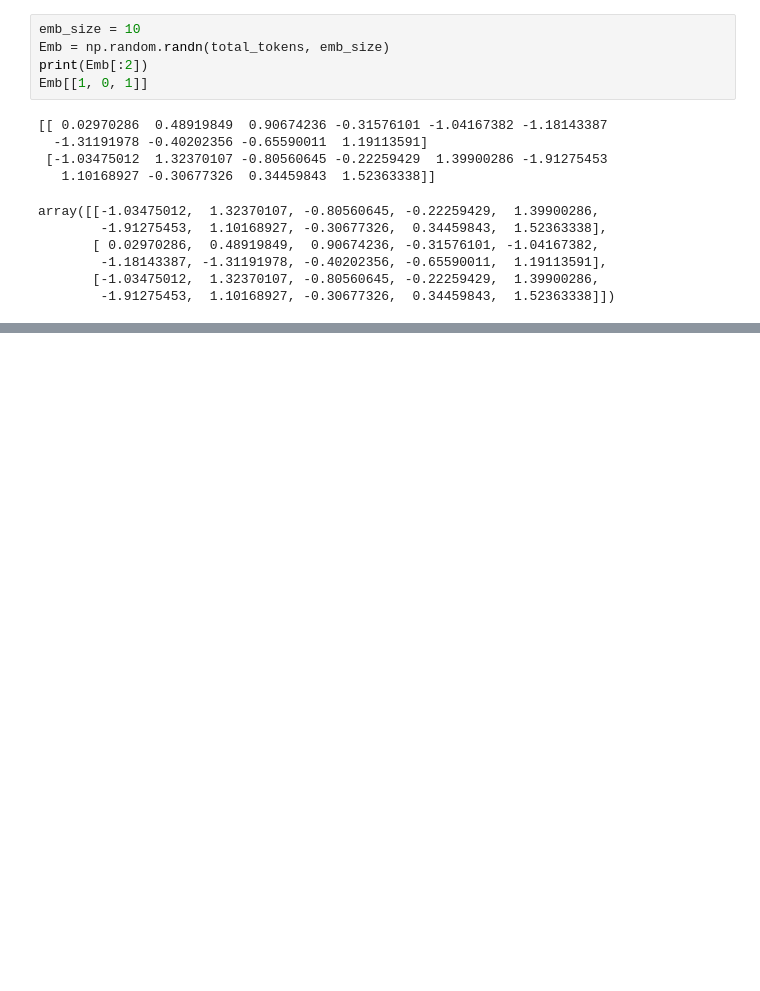
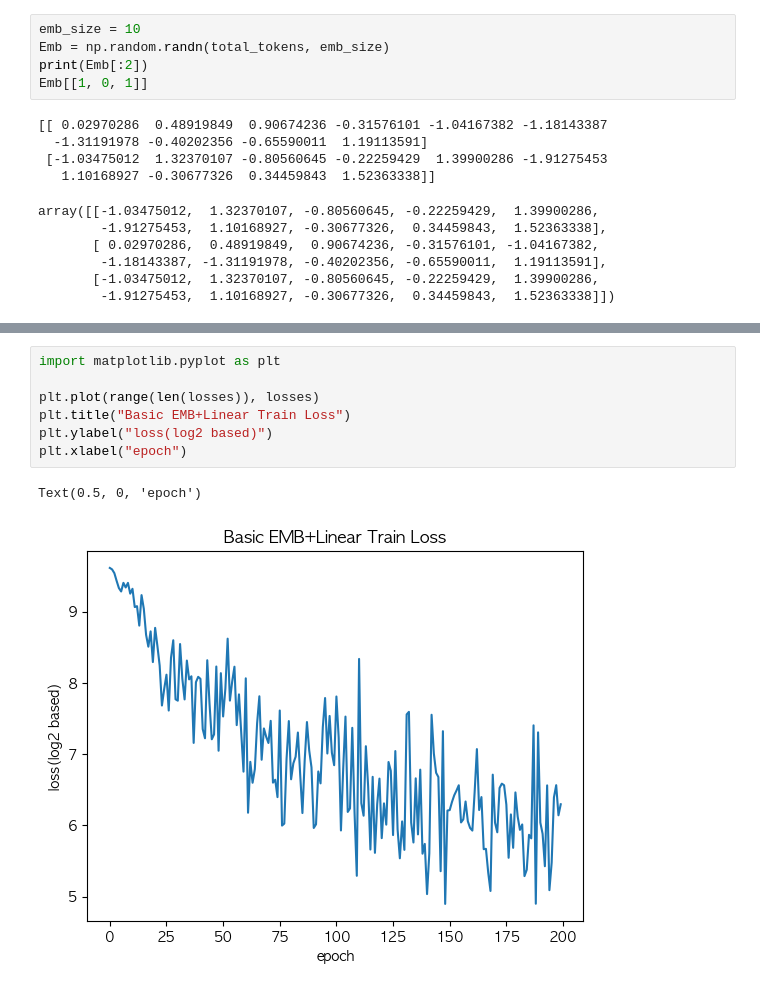
Before and after one commit to yoonhero/sig_archive, a Jupyter notebook: semester2_w02/ngram.ipynb, the cells around one changed output, grey strips where cells are left out. Drawn from its saved outputs; the diff is of its cells as text; blank space fills up the shorter version.

```diff
--- a/semester2_w02/ngram.ipynb
+++ b/semester2_w02/ngram.ipynb
@@ -318,0 +400,10 @@ for _ in range(1000):
+# %%
+import matplotlib.pyplot as plt
+
+plt.plot(range(len(losses)), losses)
+plt.title("Basic EMB+Linear Train Loss")
+plt.ylabel("loss(log2 based)")
+plt.xlabel("epoch")
+# %% [output]
+Text(0.5, 0, 'epoch')
+[figure, added]
```
Also changed, not shown: parts of 14 cells of this notebook, 2 other files.
